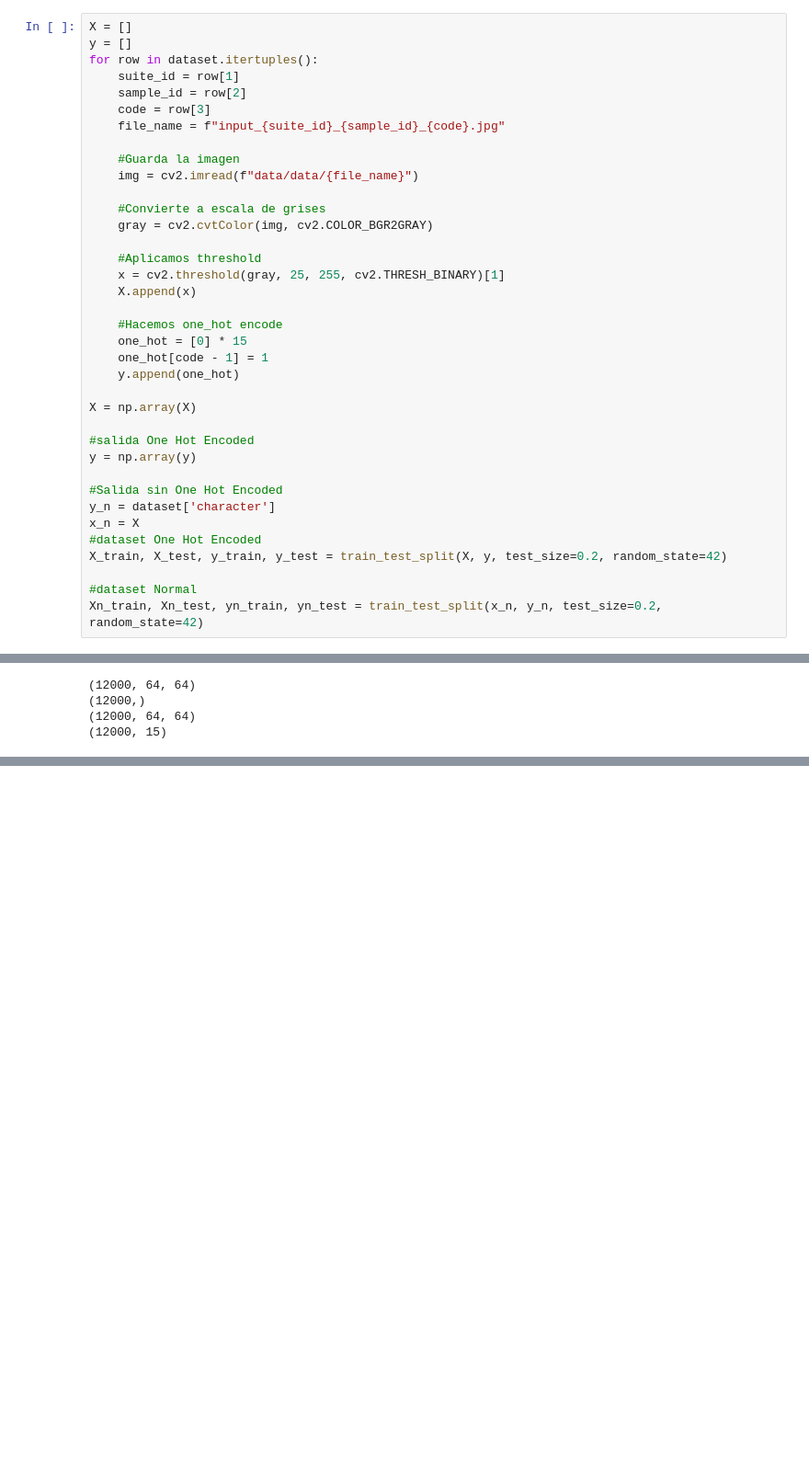
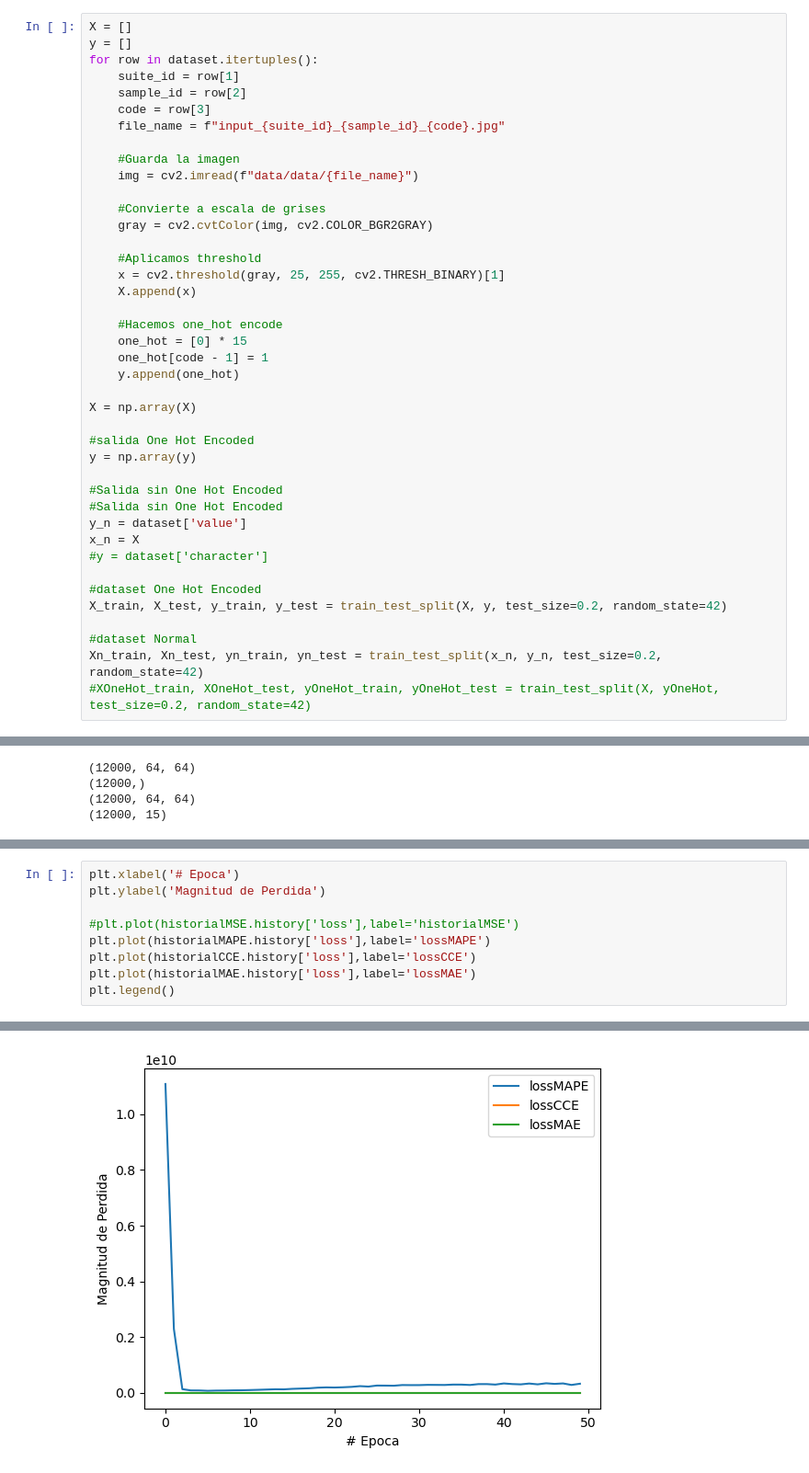
Before and after one commit to adriend1102/Practica3APC-GKA06-15D-1330, a Jupyter notebook: chinese_mnist.ipynb, the cells around one changed output, grey strips where cells are left out. Shown at 92% size. Saved outputs shown, nothing was run; the diff lists cells and outputs as text; blank space fills up the shorter version.

```diff
--- a/chinese_mnist.ipynb
+++ b/chinese_mnist.ipynb
@@ -128,13 +128,17 @@ X = np.array(X)
 y = np.array(y)
 
 #Salida sin One Hot Encoded
-y_n = dataset['character']
+#Salida sin One Hot Encoded
+y_n = dataset['value']
 x_n = X
+#y = dataset['character']
+
 #dataset One Hot Encoded
 X_train, X_test, y_train, y_test = train_test_split(X, y, test_size=0.2, random_state=42)
 
 #dataset Normal
 Xn_train, Xn_test, yn_train, yn_test = train_test_split(x_n, y_n, test_size=0.2, random_state=42)
+#XOneHot_train, XOneHot_test, yOneHot_train, yOneHot_test = train_test_split(X, yOneHot, test_size=0.2, random_state=42)
 # %%
 print(Xn_train.shape)
 print(yn_train.shape)
@@ -290,0 +338,10 @@ plt.legend()
+# %%
+plt.xlabel('# Epoca')
+plt.ylabel('Magnitud de Perdida')
+
+#plt.plot(historialMSE.history['loss'],label='historialMSE')
+plt.plot(historialMAPE.history['loss'],label='lossMAPE')
+plt.plot(historialCCE.history['loss'],label='lossCCE')
+plt.plot(historialMAE.history['loss'],label='lossMAE')
+plt.legend()
+# %% [output]
@@ -290,0 +349 @@ plt.legend()
+[figure, added]
```
Also changed, not shown: parts of 54 cells of this notebook, 2 other files.
